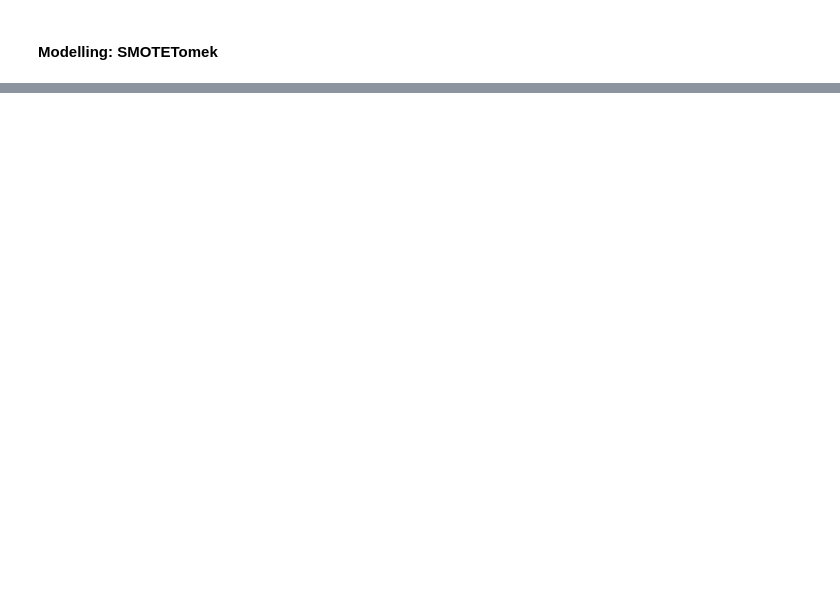
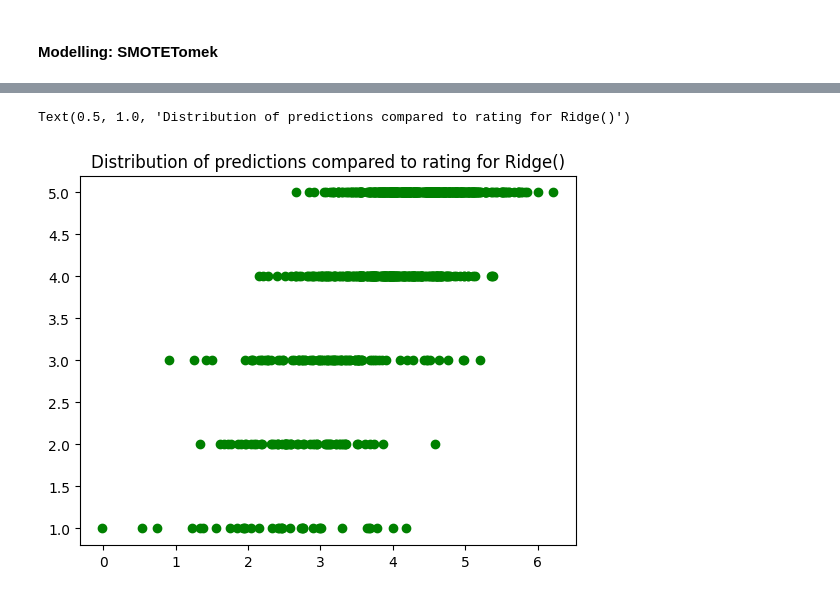
Before and after one commit to anagarlau/yelp-rating-predictor, a Jupyter notebook: 2_text_preprocessing/TF-IDF_Modelling.ipynb, the cells around one changed output, grey strips where cells are left out. Cells and saved outputs as stored; diff of their text form; code cells hidden in the pictures; blank space fills up the shorter version.

```diff
--- a/2_text_preprocessing/TF-IDF_Modelling.ipynb
+++ b/2_text_preprocessing/TF-IDF_Modelling.ipynb
@@ -219 +221,8 @@ DummyRegressor() Successfully Trained
 | 5 | DummyRegressor() | 1.430912 | 2.507769 | 2.000913 | 0.000000 |
+# %%
+#predictions for best model
+plot.plot(results_adasyn[1], y_dev, 'o', color='green')
+plot.title(label=str("Distribution of predictions compared to rating for "+results_adasyn[2]))
+# %% [output]
+Text(0.5, 1.0, 'Distribution of predictions compared to rating for Ridge()')
+[figure, added]
```
Also changed, not shown: parts of 8 cells of this notebook.
